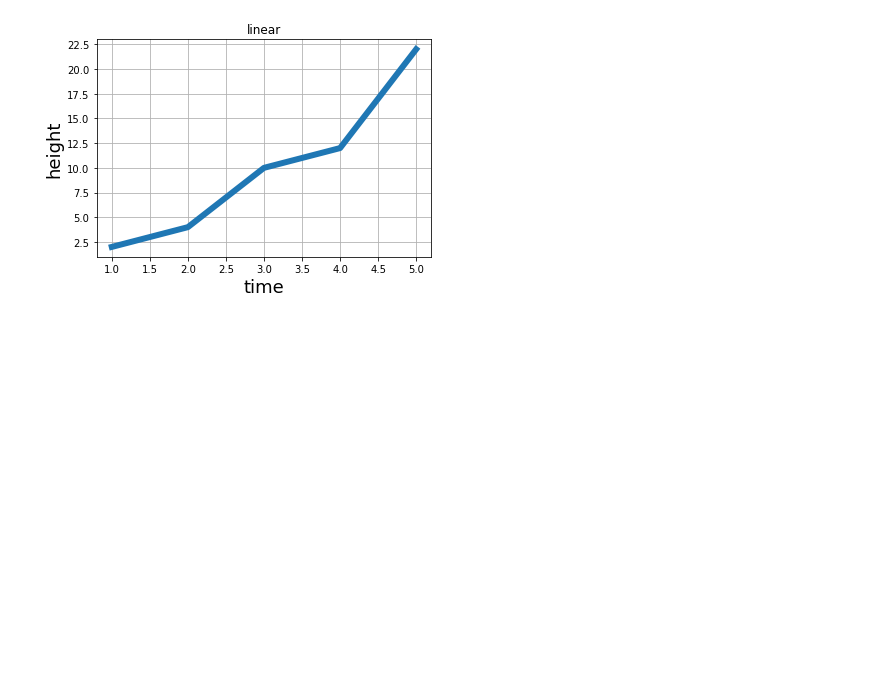
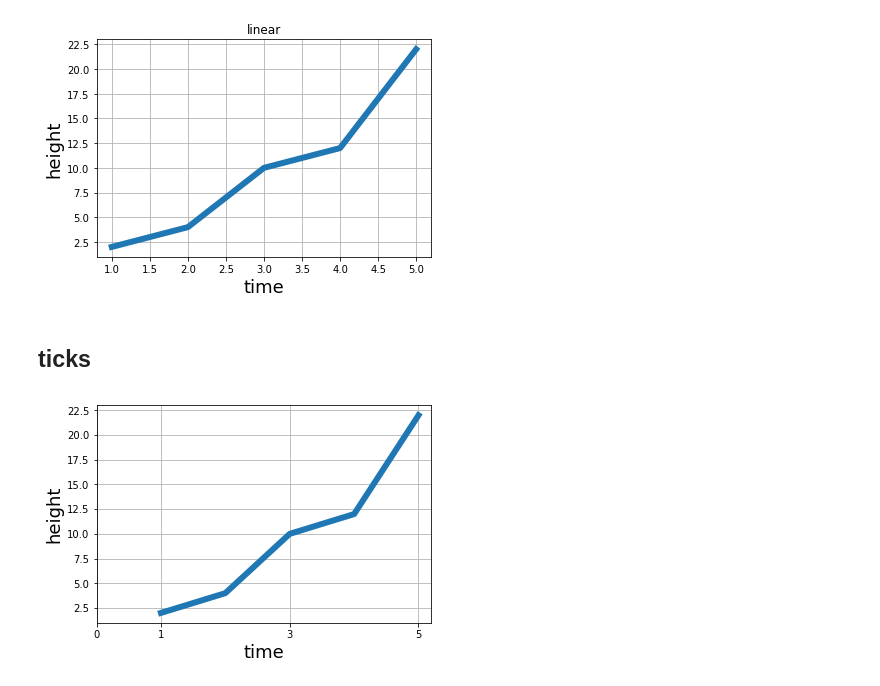
Before and after one commit to Abdur-rahmaanJ/Machine-learning-Deep-learning, a Jupyter notebook: matplotlib_pyplot_basics.ipynb, the cells around one changed output. Saved outputs shown, nothing was run; the diff lists cells and outputs as text; code cells hidden in the pictures; blank space fills up the shorter version.

Commit message:
added ticks

```diff
--- a/matplotlib_pyplot_basics.ipynb
+++ b/matplotlib_pyplot_basics.ipynb
@@ -127,3 +127,16 @@ plt.grid(True)
 plt.show()
 # %% [output]
 [figure]
+# %% [markdown]
+## ticks
+# %%
+x = [1, 2, 3, 4, 5]
+y = [2, 4, 10, 12, 22]
+plt.plot(x, y, linewidth=6.0)
+plt.xlabel('time', fontsize=18)
+plt.xticks([0,1,3,5])
+plt.ylabel('height', fontsize=18)
+plt.grid(True)
+plt.show()
+# %% [output]
+[figure, added]
```
Also changed, not shown: parts of 5 cells of this notebook.
